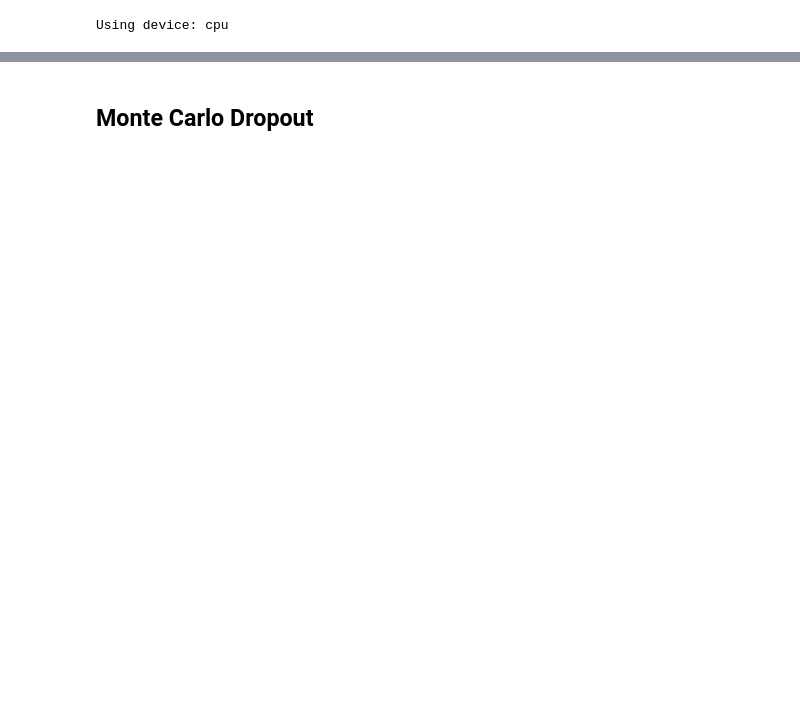
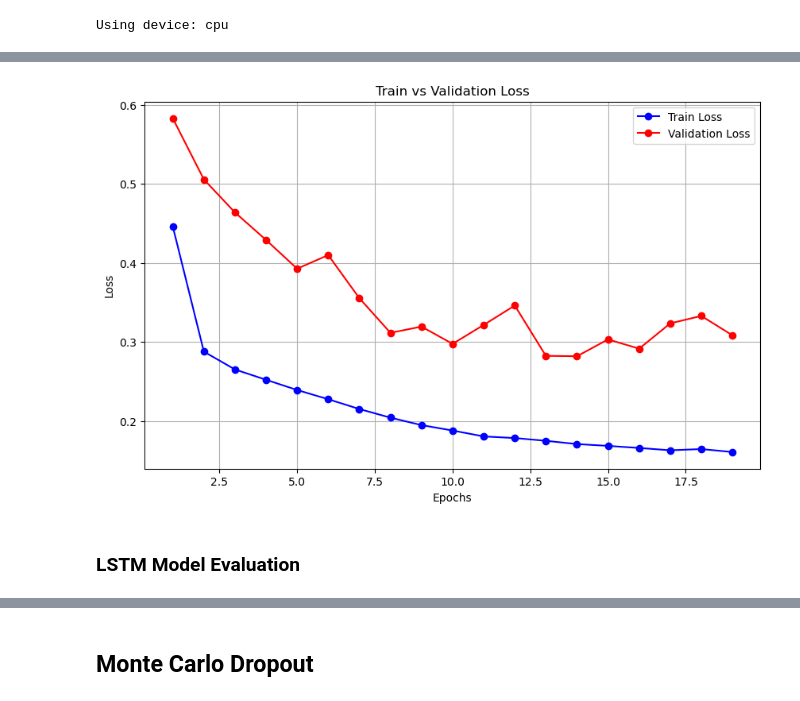
Before and after one commit to CS-433/ml-project-2-powerpredictors, a Jupyter notebook: LSTM.ipynb, the cells around one changed output, grey strips where cells are left out. Drawn from its saved outputs; the diff is of its cells as text; code cells hidden in the pictures; blank space fills up the shorter version.

```diff
--- a/LSTM.ipynb
+++ b/LSTM.ipynb
@@ -199,0 +291,8 @@ Test Loss: 0.1161
+# %%
+# Plot train and validation losses over epochs
+file_path = os.path.join(current_directory, 'results/train_vs_validation_loss_LSTM.png')
+plot_train_vs_validation_loss(range(1, len(train_losses) + 1),train_losses, val_losses, file_path)
+# %% [output]
+[figure, added]
+# %% [markdown]
+### LSTM Model Evaluation
```
Also changed, not shown: parts of 62 cells of this notebook, 29 other files.
